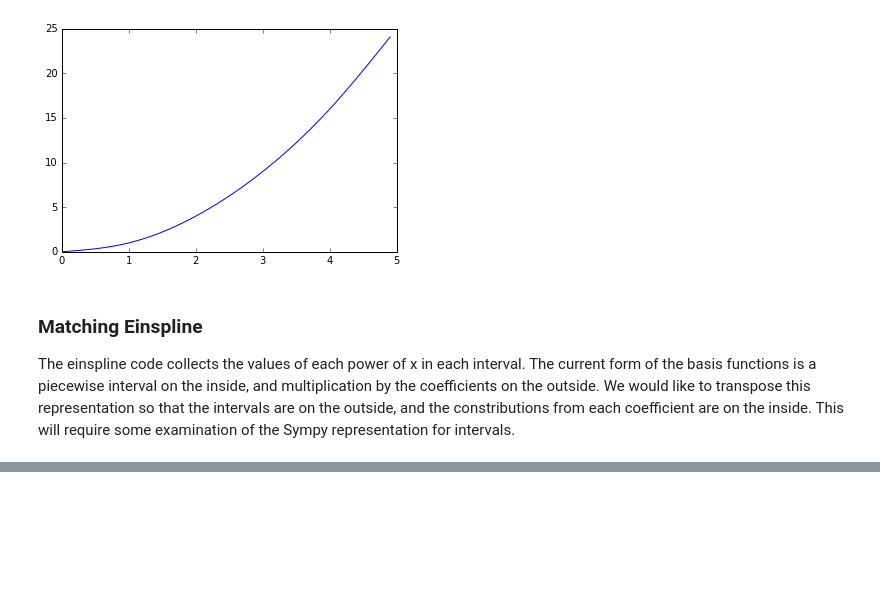
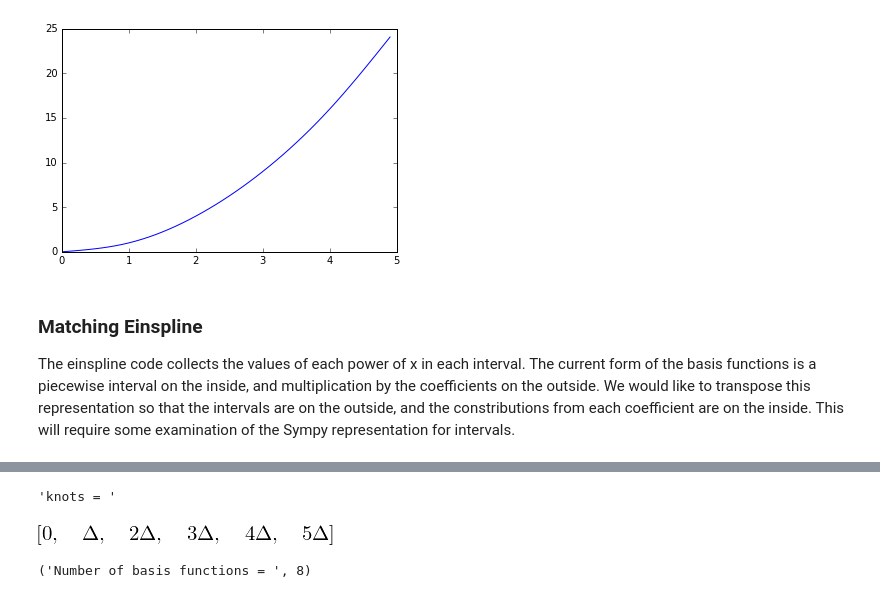
Before and after one commit to QMCPACK/qmc_algorithms, a Jupyter notebook: Wavefunctions/Explain_Bspline.ipynb, the cells around one changed output, grey strips where cells are left out. Drawn from its saved outputs; the diff is of its cells as text; code cells hidden in the pictures; blank space fills up the shorter version.

Commit message:
Add 1D Bspline Jastrow.
Add spacing (Delta) to the knots.
Derive boundary conditions at r=0 (cusp) and r=r_cut.

```diff
--- a/Wavefunctions/Explain_Bspline.ipynb
+++ b/Wavefunctions/Explain_Bspline.ipynb
@@ -249,0 +244,19 @@ for k in knots:
+# %%
+Delta = Symbol('Delta',positive=True)
+#knots = [0,1*Delta,2*Delta,3*Delta,4*Delta,5*Delta]
+nknots = 6
+knots = [i*Delta for i in range(nknots)]
+display('knots = ',knots)
+#all_knots = [-3*Delta,-2*Delta,-1*Delta,0,1*Delta,2*Delta,3*Delta,4*Delta,5*Delta,6*Delta,7*Delta,8*Delta]
+all_knots = [i*Delta for i in range(-3,nknots+3)]
+#display('all knots',all_knots)
+rcut = (nknots-1)*Delta
+
+# Third-order bspline
+jastrow_sym_basis = bspline_basis_set(3, all_knots, xs)
+print("Number of basis functions = ",len(jastrow_sym_basis))
+#jastrow_sym_basis
+# %% [output]
+'knots = '
+[figure, added]
+('Number of basis functions = ', 8)
```
Also changed, not shown: parts of 14 cells of this notebook.
